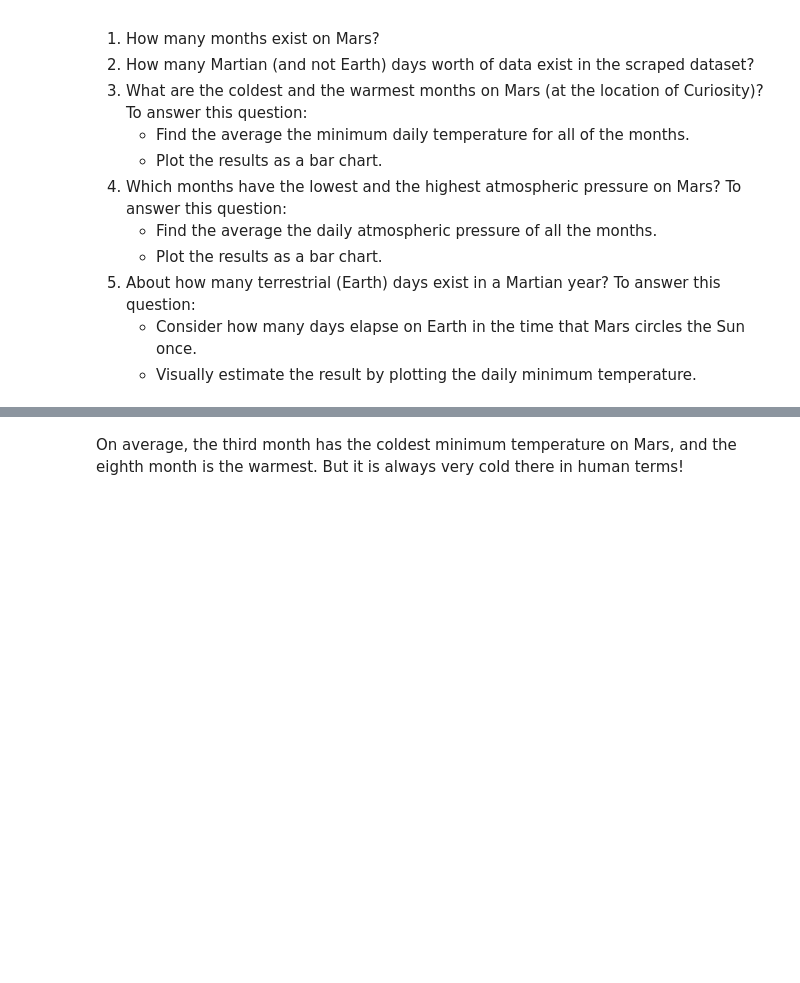
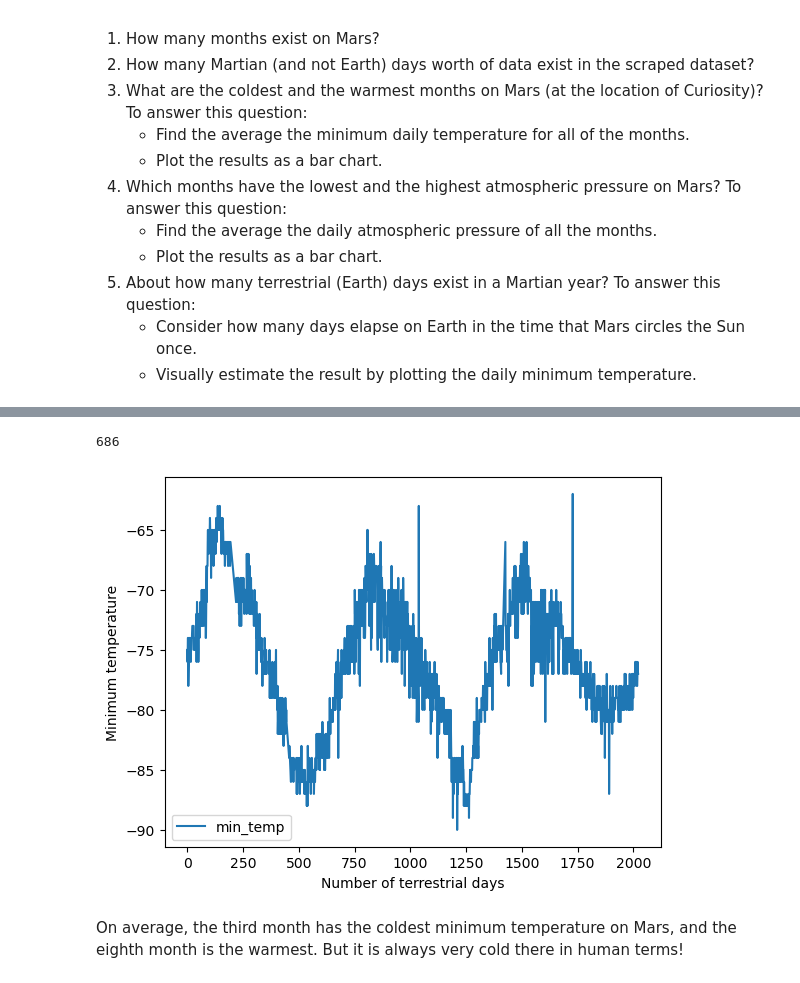
Before and after one commit to Felo2023/challenge-webscrapping, a Jupyter notebook: Starter_Code/part_2_mars_weather.ipynb, the cells around one changed output, grey strips where cells are left out. Drawn from its saved outputs; the diff is of its cells as text; code cells hidden in the pictures; blank space fills up the shorter version.

```diff
--- a/Starter_Code/part_2_mars_weather.ipynb
+++ b/Starter_Code/part_2_mars_weather.ipynb
@@ -217,2 +275,6 @@ Name: id, dtype: int64
 # %%
 # 5. How many terrestrial (earth) days are there in a Martian year?
+new_table=table_df.copy()
+first_day=table_df['Terrestrial_date'].sort_values(ascending=False)[0]
+new_table['Terrestrial_day']=(new_table['Terrestrial_date']-first_day).dt.days
+new_table.head()
@@ -219,3 +288,16 @@ Name: id, dtype: int64
+# %%
+initial_ls=new_table['ls'][0]
+mars_year=new_table.loc[new_table['ls']==initial_ls]['Terrestrial_day'].iloc[1]
+mars_year
+# %% [output]
+686
+# %%
+new_table.plot(x='Terrestrial_day',y='min_temp',kind='line')
+plt.ylabel('Minimum temperature')
+plt.xlabel('Number of terrestrial days')
+plt.show()
+# %% [output]
+[figure, added]
 # %% [markdown]
 On average, the third month has the coldest minimum temperature on Mars, and the eighth month is the warmest. But it is always very cold there in human terms!
 # %% [markdown]
```
Also changed, not shown: parts of 10 cells of this notebook, 2 other files.
